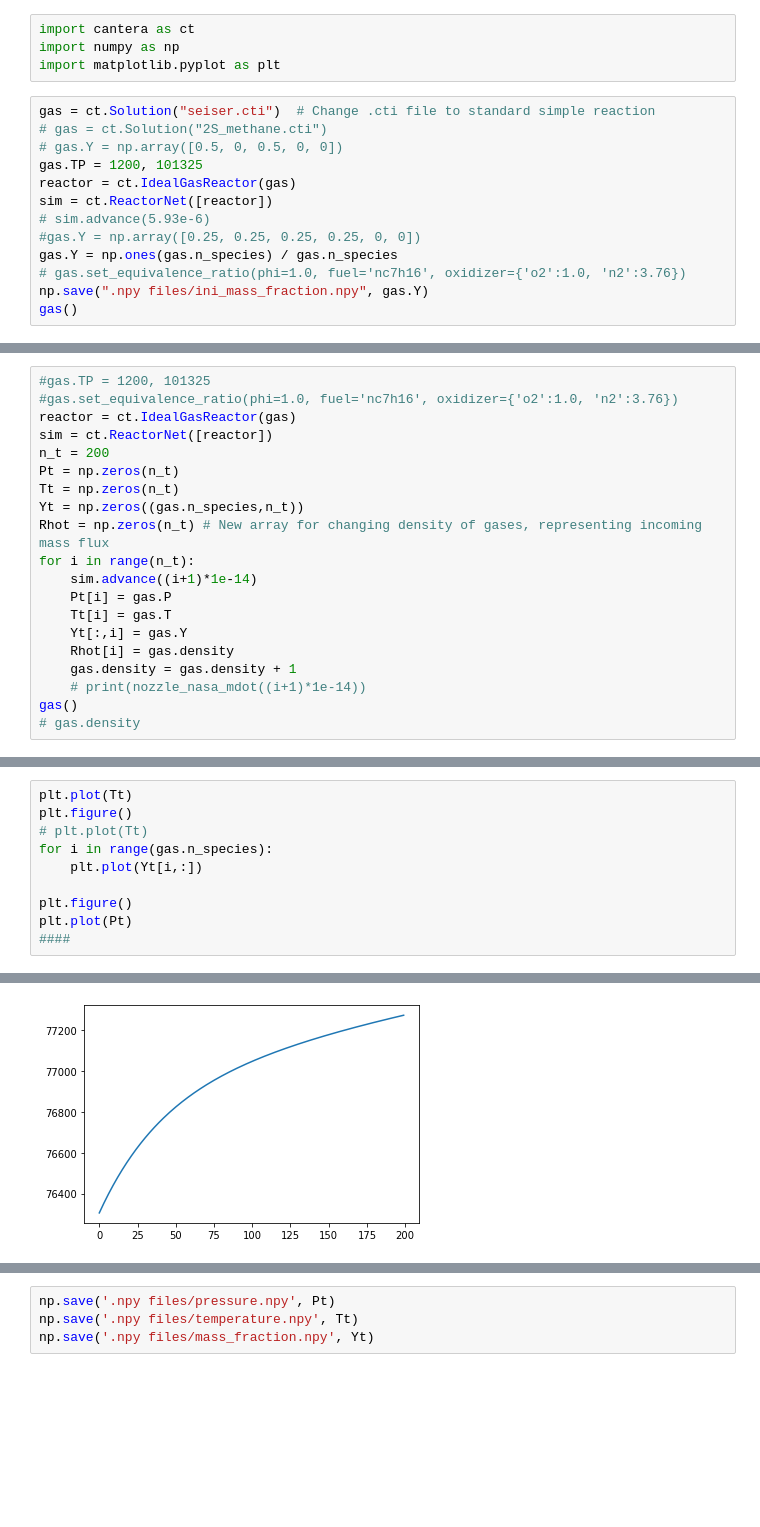
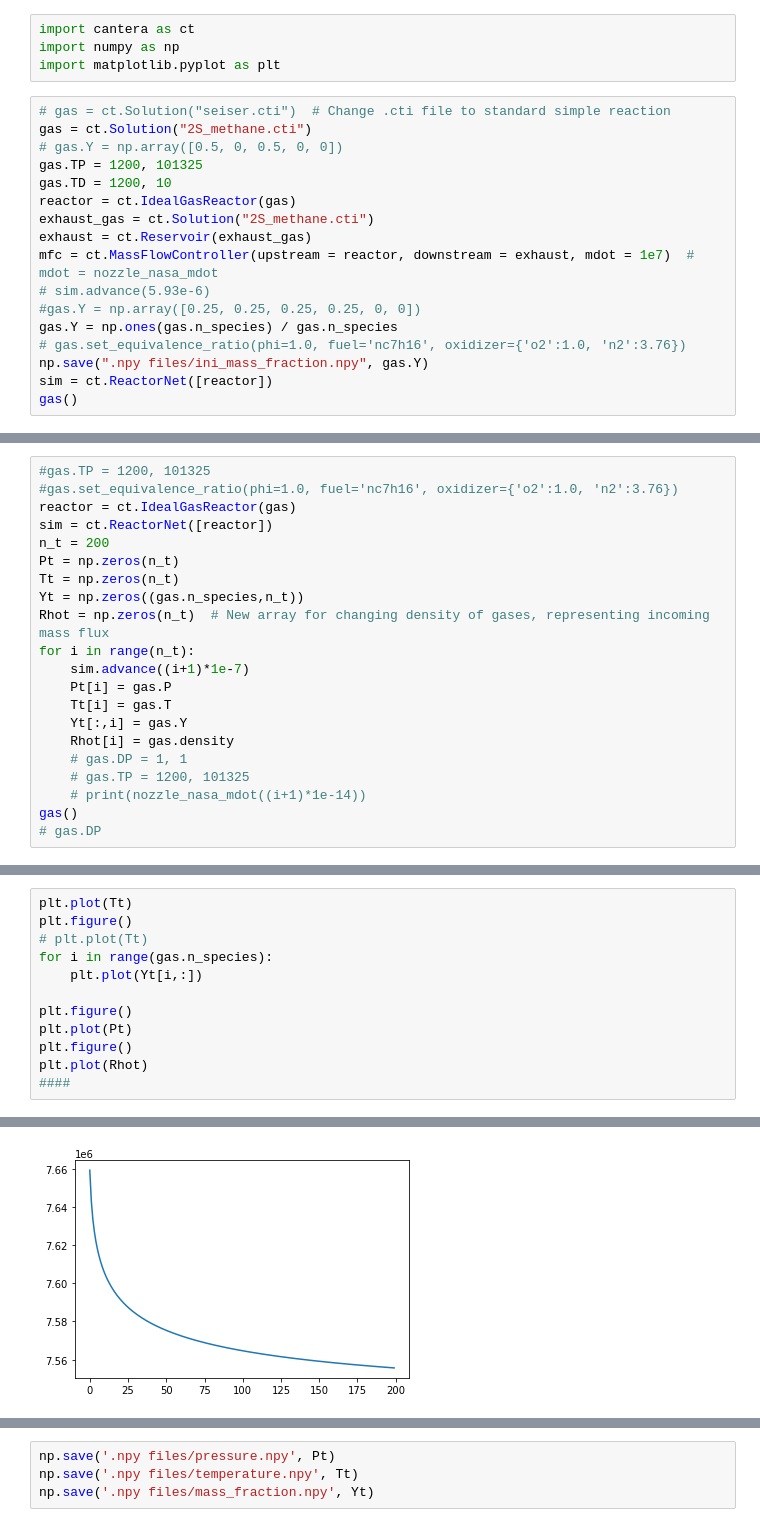
Before and after one commit to qyz96/PSAAP3, a Jupyter notebook: cantera_test_113020.ipynb, the cells around one changed output, grey strips where cells are left out. Cells and saved outputs as stored; diff of their text form; blank space fills up the shorter version.

```diff
--- a/cantera_test_113020.ipynb
+++ b/cantera_test_113020.ipynb
@@ -3,16 +3,20 @@ import cantera as ct
 import numpy as np
 import matplotlib.pyplot as plt
 # %%
-gas = ct.Solution("seiser.cti")  # Change .cti file to standard simple reaction
-# gas = ct.Solution("2S_methane.cti")
+# gas = ct.Solution("seiser.cti")  # Change .cti file to standard simple reaction
+gas = ct.Solution("2S_methane.cti")
 # gas.Y = np.array([0.5, 0, 0.5, 0, 0])
 gas.TP = 1200, 101325
+gas.TD = 1200, 10
 reactor = ct.IdealGasReactor(gas)
-sim = ct.ReactorNet([reactor])
+exhaust_gas = ct.Solution("2S_methane.cti")
+exhaust = ct.Reservoir(exhaust_gas)
+mfc = ct.MassFlowController(upstream = reactor, downstream = exhaust, mdot = 1e7)  # mdot = nozzle_nasa_mdot
 # sim.advance(5.93e-6)
 #gas.Y = np.array([0.25, 0.25, 0.25, 0.25, 0, 0])
 gas.Y = np.ones(gas.n_species) / gas.n_species
 # gas.set_equivalence_ratio(phi=1.0, fuel='nc7h16', oxidizer={'o2':1.0, 'n2':3.76})
 np.save(".npy files/ini_mass_fraction.npy", gas.Y)
+sim = ct.ReactorNet([reactor])
 gas()
 # %% [output]
@@ -46,15 +66,16 @@ n_t = 200
 Pt = np.zeros(n_t)
 Tt = np.zeros(n_t)
 Yt = np.zeros((gas.n_species,n_t))
-Rhot = np.zeros(n_t) # New array for changing density of gases, representing incoming mass flux
+Rhot = np.zeros(n_t)  # New array for changing density of gases, representing incoming mass flux
 for i in range(n_t):
-    sim.advance((i+1)*1e-14)
+    sim.advance((i+1)*1e-7)
     Pt[i] = gas.P
     Tt[i] = gas.T
     Yt[:,i] = gas.Y
     Rhot[i] = gas.density
-    gas.density = gas.density + 1
+    # gas.DP = 1, 1
+    # gas.TP = 1200, 101325
     # print(nozzle_nasa_mdot((i+1)*1e-14))
 gas()
-# gas.density
+# gas.DP
 # %% [output]
@@ -88,6 +125,8 @@ for i in range(gas.n_species):
 
 plt.figure()
 plt.plot(Pt)
+plt.figure()
+plt.plot(Rhot)
 ####
 # %% [output]
 [<matplotlib.lines.Line2D at 0x...>]
@@ -96 +135 @@ plt.plot(Pt)
-[figure, old version]
+[figure, new version]
```
Also changed, not shown: parts of 7 cells of this notebook.
